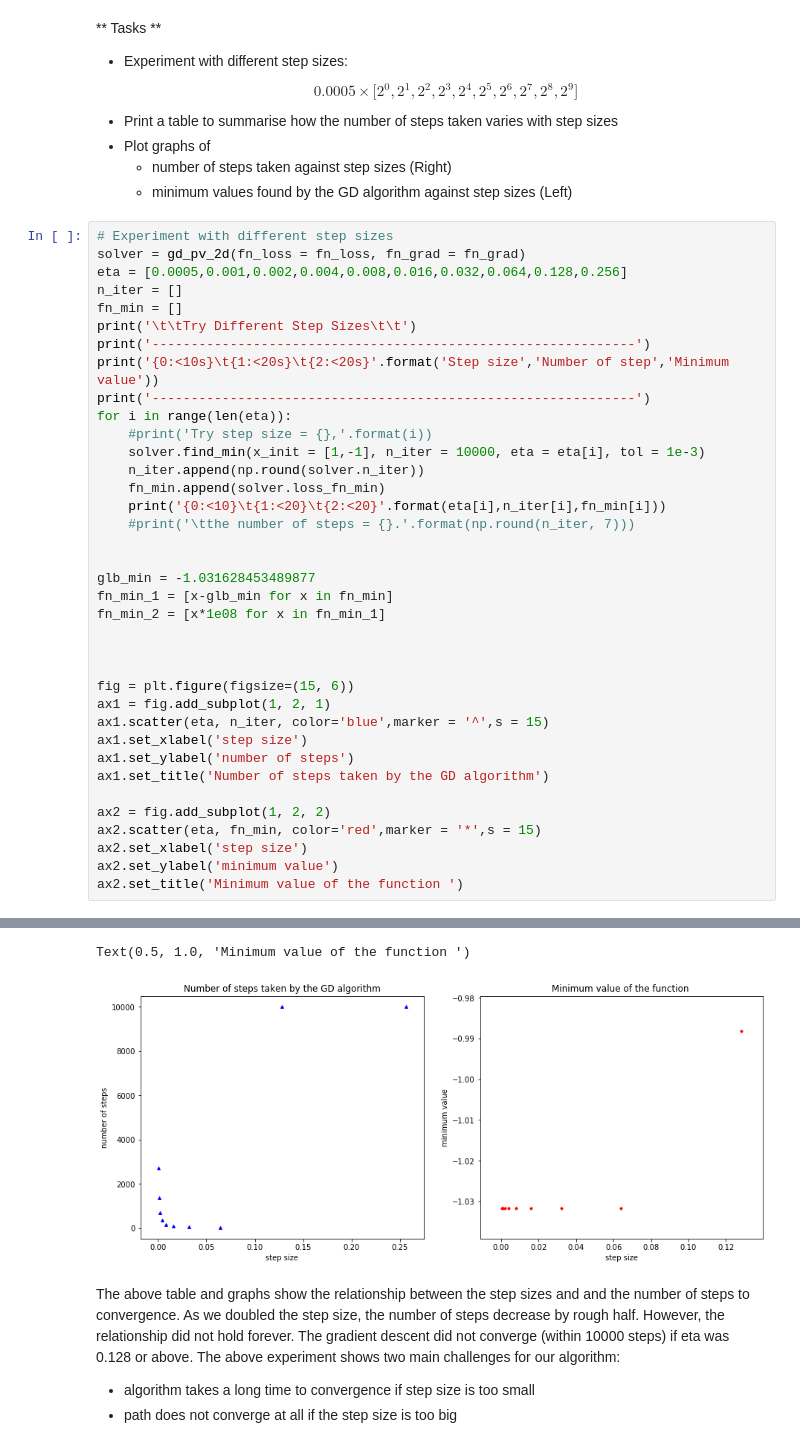
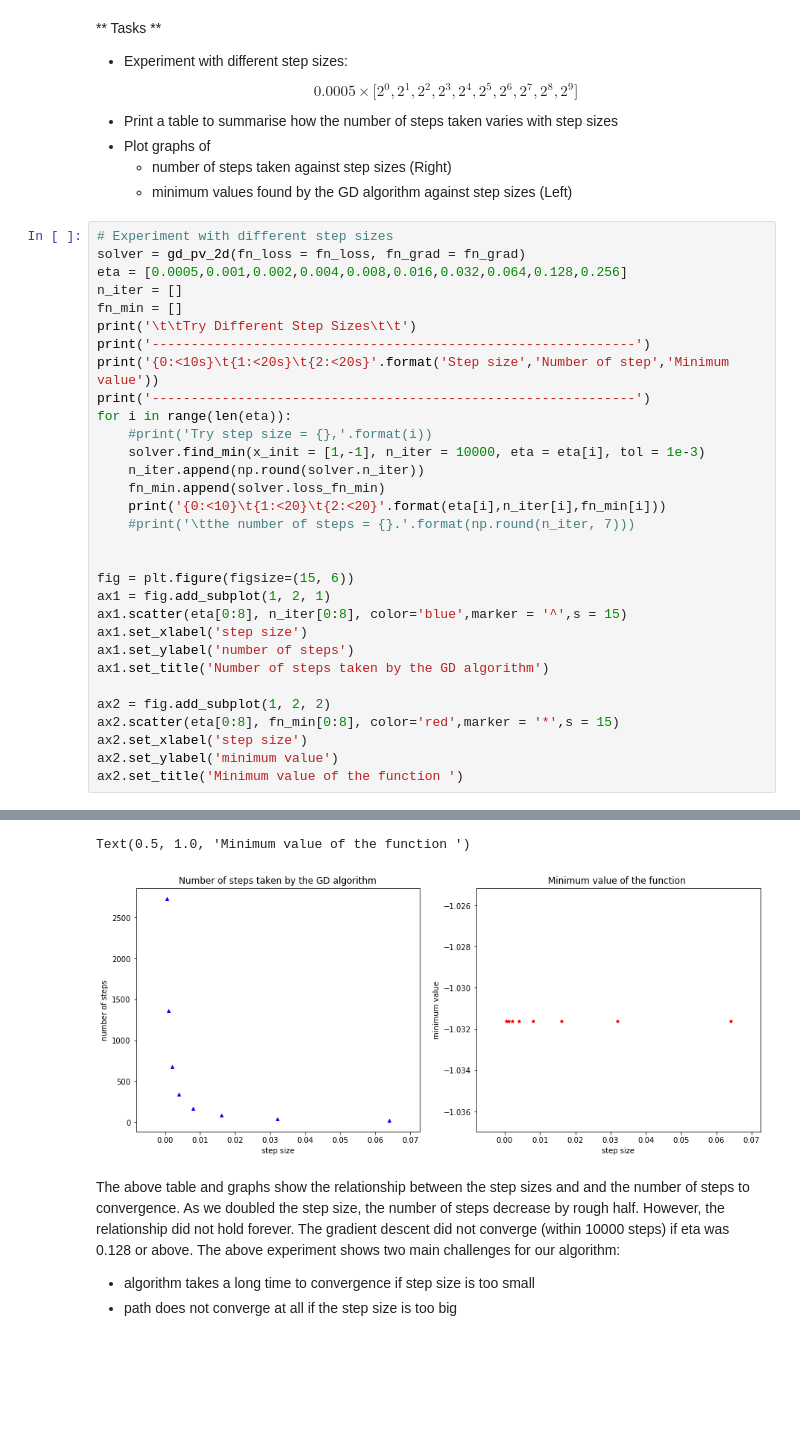
Before and after one commit to Emanon0041/AML_2019_Group7, a Jupyter notebook: Group7_Part1_GD.ipynb, the cells around one changed output, grey strips where cells are left out. Drawn from its saved outputs; the diff is of its cells as text; blank space fills up the shorter version.

```diff
--- a/Group7_Part1_GD.ipynb
+++ b/Group7_Part1_GD.ipynb
@@ -78,42 +78,36 @@ for i in range(len(eta)):
     print('{0:<10}\t{1:<20}\t{2:<20}'.format(eta[i],n_iter[i],fn_min[i]))
     #print('\tthe number of steps = {}.'.format(np.round(n_iter, 7)))
 
 
-glb_min = -1.031628453489877
-fn_min_1 = [x-glb_min for x in fn_min]
-fn_min_2 = [x*1e08 for x in fn_min_1]
-
-
-
 fig = plt.figure(figsize=(15, 6))
 ax1 = fig.add_subplot(1, 2, 1)
-ax1.scatter(eta, n_iter, color='blue',marker = '^',s = 15)
+ax1.scatter(eta[0:8], n_iter[0:8], color='blue',marker = '^',s = 15)
 ax1.set_xlabel('step size')
 ax1.set_ylabel('number of steps')
 ax1.set_title('Number of steps taken by the GD algorithm')
 
 ax2 = fig.add_subplot(1, 2, 2)
-ax2.scatter(eta, fn_min, color='red',marker = '*',s = 15)
+ax2.scatter(eta[0:8], fn_min[0:8], color='red',marker = '*',s = 15)
 ax2.set_xlabel('step size')
 ax2.set_ylabel('minimum value')
 ax2.set_title('Minimum value of the function ')
 # %% [output]
                 Try Different Step Sizes
 --------------------------------------------------------------
 Step size       Number of step          Minimum value
 --------------------------------------------------------------
 0.0005          2726                    -1.0316283884340618
 0.001           1362                    -1.031628388614742
 0.002           681                     -1.0316283909500579
 0.004           340                     -1.0316283936055437
 0.008           170                     -1.0316284021546793
 0.016           84                      -1.0316284055900546
 0.032           42                      -1.0316284310824462
 0.064           20                      -1.0316284445449253
 0.128           10001                   -0.9882146984963891
 0.256           10001                   nan
 Text(0.5, 1.0, 'Minimum value of the function ')
-[figure, old version]
+[figure, new version]
 # %% [markdown]
 The above table and graphs show the relationship between the step sizes and and the number of steps to convergence. As we doubled the step size, the number of steps decrease by rough half. However, the relationship did not hold forever. The gradient descent did not converge (within 10000 steps) if eta was 0.128 or above. The above experiment shows two main challenges for our algorithm:
 - algorithm takes a long time to convergence if step size is too small
```
Also changed, not shown: parts of 7 cells of this notebook.
